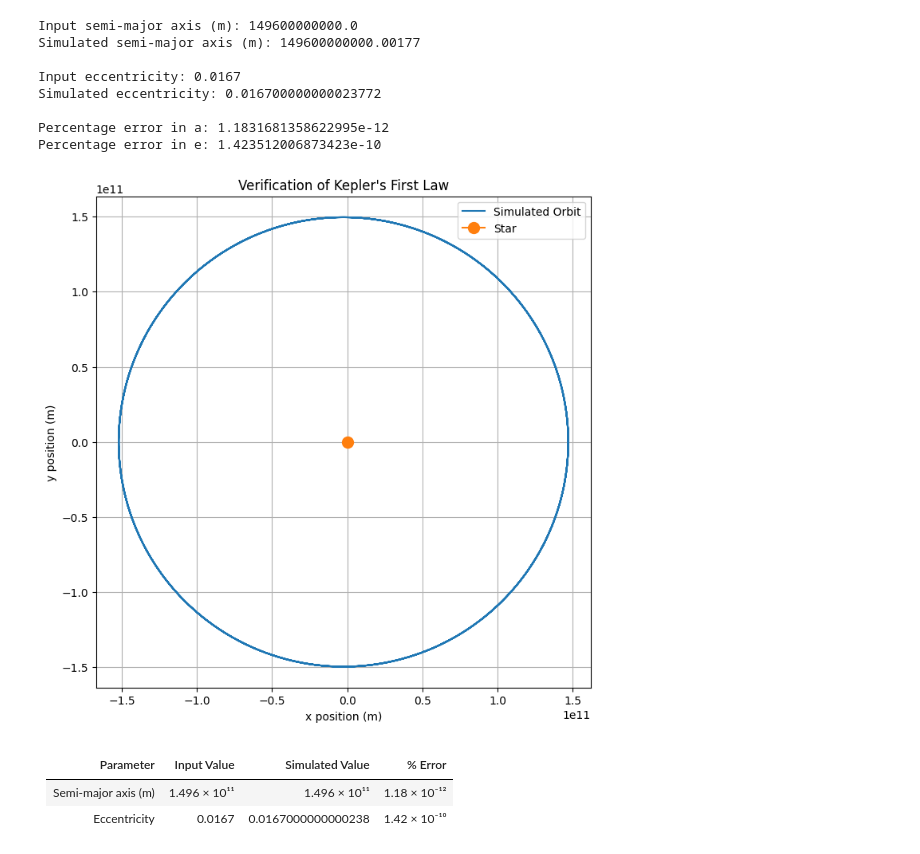
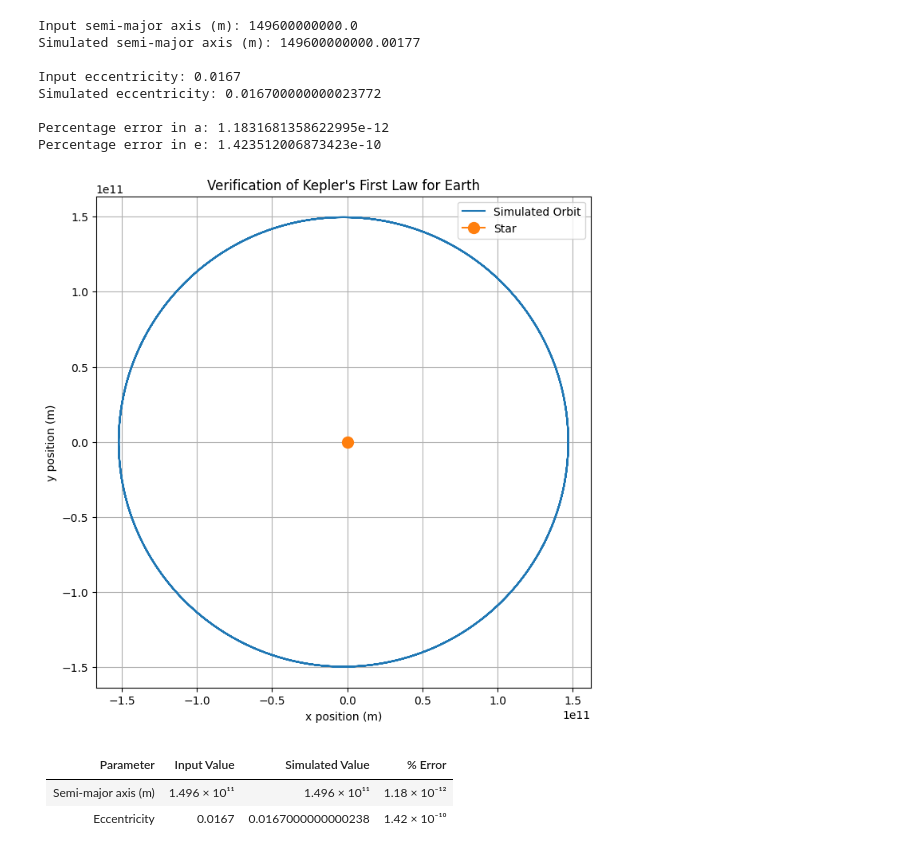
Before and after one commit to meenakshi-kay/Orbit-Simulation, a Jupyter notebook: keplers_laws_verification_and_exoplanet_comparison.ipynb, the cells around one changed output. Cells and saved outputs as stored; diff of their text form; code cells hidden in the pictures.

```diff
--- a/keplers_laws_verification_and_exoplanet_comparison.ipynb
+++ b/keplers_laws_verification_and_exoplanet_comparison.ipynb
@@ -130,19 +130,19 @@ Percentage error in e: 1.423512006873423e-10
 # %%
 plt.figure(figsize=(8,8))
 
 plt.plot(positions[:,0], positions[:,1], label="Simulated Orbit")
 plt.plot(0, 0, marker='o', markersize=10, label="Star")
 
 plt.axis("equal")
 plt.xlabel("x position (m)")
 plt.ylabel("y position (m)")
-plt.title("Verification of Kepler's First Law")
+plt.title("Verification of Kepler's First Law for Earth")
 plt.legend()
 plt.grid()
 
 plt.show()
 # %% [output]
-[figure, old version]
+[figure, new version]
 # %% [markdown]
 | Parameter           | Input Value  | Simulated Value    | % Error      |
 | ------------------- | ------------ | ------------------ | ------------ |
```
Also changed, not shown: parts of 10 cells of this notebook.
